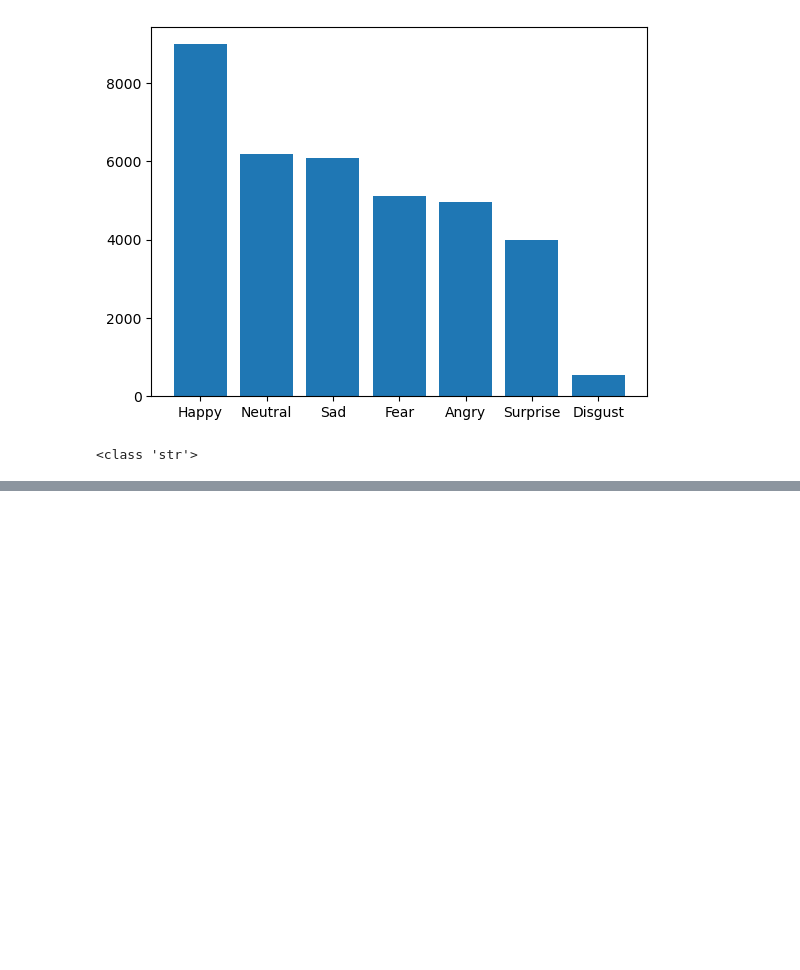
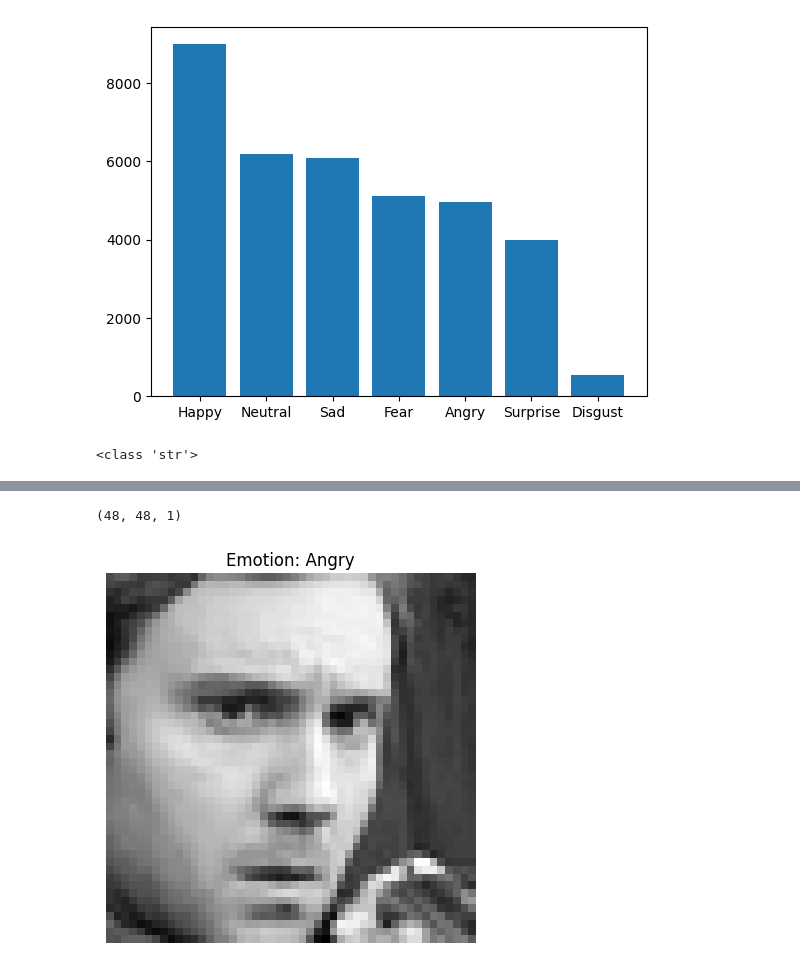
Before and after one commit to julietlawton/emotion-recognition, a Jupyter notebook: project.ipynb, the cells around one changed output, grey strips where cells are left out. Drawn from its saved outputs; the diff is of its cells as text; code cells hidden in the pictures; blank space fills up the shorter version.

```diff
--- a/project.ipynb
+++ b/project.ipynb
@@ -75,0 +84,18 @@ plt.show()
+# %%
+# Convert dataframe to tensorflow dataset
+images = np.stack(fer_df['pixels'].values)
+labels = fer_df['emotion'].values
+
+fer_dataset = tf.data.Dataset.from_tensor_slices((images, labels))
+fer_dataset
+# %%
+# Check that conversion worked
+for img, label in fer_dataset.take(1):
+    print(img.shape)
+    plt.title(f"Emotion: {emotion_mapping[label.numpy()]}")
+    plt.imshow(img, cmap='gray')
+    plt.axis('off')
+    plt.show()
+# %% [output]
+(48, 48, 1)
+[figure, added]
```
Also changed, not shown: parts of 8 cells of this notebook, 1 other file.
